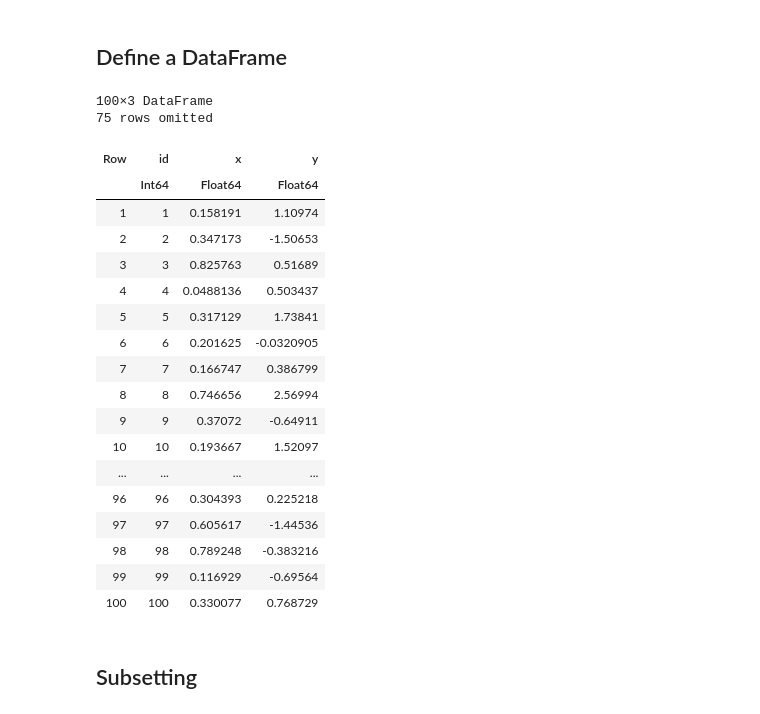
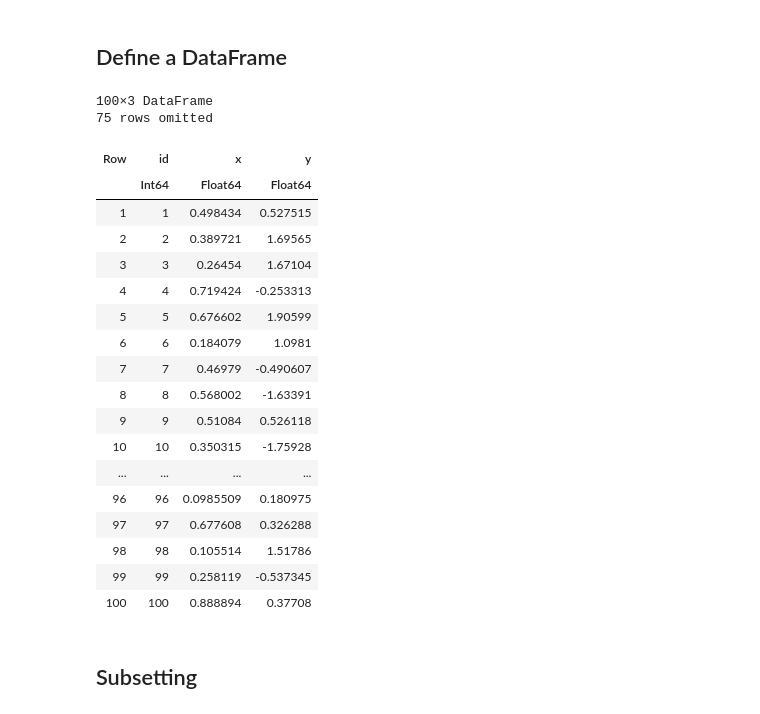
Before and after one commit to ErickChacon/julia-tutorial, a Jupyter notebook: notebooks/20-dataframes.ipynb, the cells around one changed output. Cells and saved outputs as stored; diff of their text form; code cells hidden in the pictures.

```diff
--- a/notebooks/20-dataframes.ipynb
+++ b/notebooks/20-dataframes.ipynb
@@ -8,30 +8,32 @@ of Julia syntax to define certain operation.
 ## Define a DataFrame
 # %%
 using DataFrames
+import Random
 
+Random.seed!(11)
 n = 100
 data = DataFrame(id = 1:n, x = rand(n), y = randn(n))
 # %% [output]
 100×3 DataFrame
 75 rows omitted
 | Row | id | x | y |
 |  | Int64 | Float64 | Float64 |
-| 1 | 1 | 0.158191 | 1.10974 |
-| 2 | 2 | 0.347173 | -1.50653 |
-| 3 | 3 | 0.825763 | 0.51689 |
-| 4 | 4 | 0.0488136 | 0.503437 |
-| 5 | 5 | 0.317129 | 1.73841 |
-| 6 | 6 | 0.201625 | -0.0320905 |
-| 7 | 7 | 0.166747 | 0.386799 |
-| 8 | 8 | 0.746656 | 2.56994 |
-| 9 | 9 | 0.37072 | -0.64911 |
-| 10 | 10 | 0.193667 | 1.52097 |
+| 1 | 1 | 0.498434 | 0.527515 |
+| 2 | 2 | 0.389721 | 1.69565 |
+| 3 | 3 | 0.26454 | 1.67104 |
+| 4 | 4 | 0.719424 | -0.253313 |
+| 5 | 5 | 0.676602 | 1.90599 |
+| 6 | 6 | 0.184079 | 1.0981 |
+| 7 | 7 | 0.46979 | -0.490607 |
+| 8 | 8 | 0.568002 | -1.63391 |
+| 9 | 9 | 0.51084 | 0.526118 |
+| 10 | 10 | 0.350315 | -1.75928 |
 | ... | ... | ... | ... |
-| 96 | 96 | 0.304393 | 0.225218 |
-| 97 | 97 | 0.605617 | -1.44536 |
-| 98 | 98 | 0.789248 | -0.383216 |
-| 99 | 99 | 0.116929 | -0.69564 |
-| 100 | 100 | 0.330077 | 0.768729 |
+| 96 | 96 | 0.0985509 | 0.180975 |
+| 97 | 97 | 0.677608 | 0.326288 |
+| 98 | 98 | 0.105514 | 1.51786 |
+| 99 | 99 | 0.258119 | -0.537345 |
+| 100 | 100 | 0.888894 | 0.37708 |
 # %% [markdown]
 ## Subsetting
 # %% [markdown]
```
Also changed, not shown: parts of 22 cells of this notebook, 9 other files.
